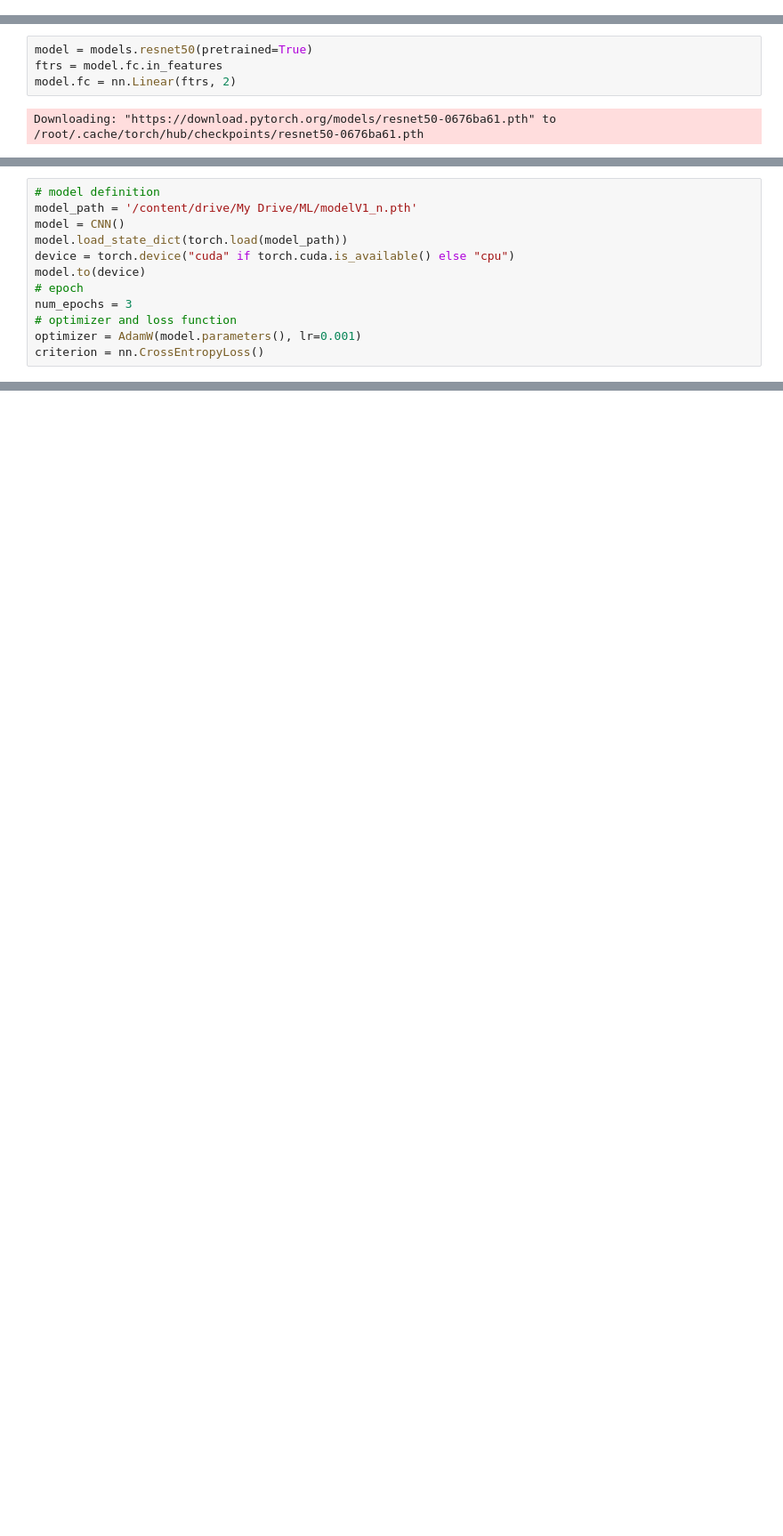
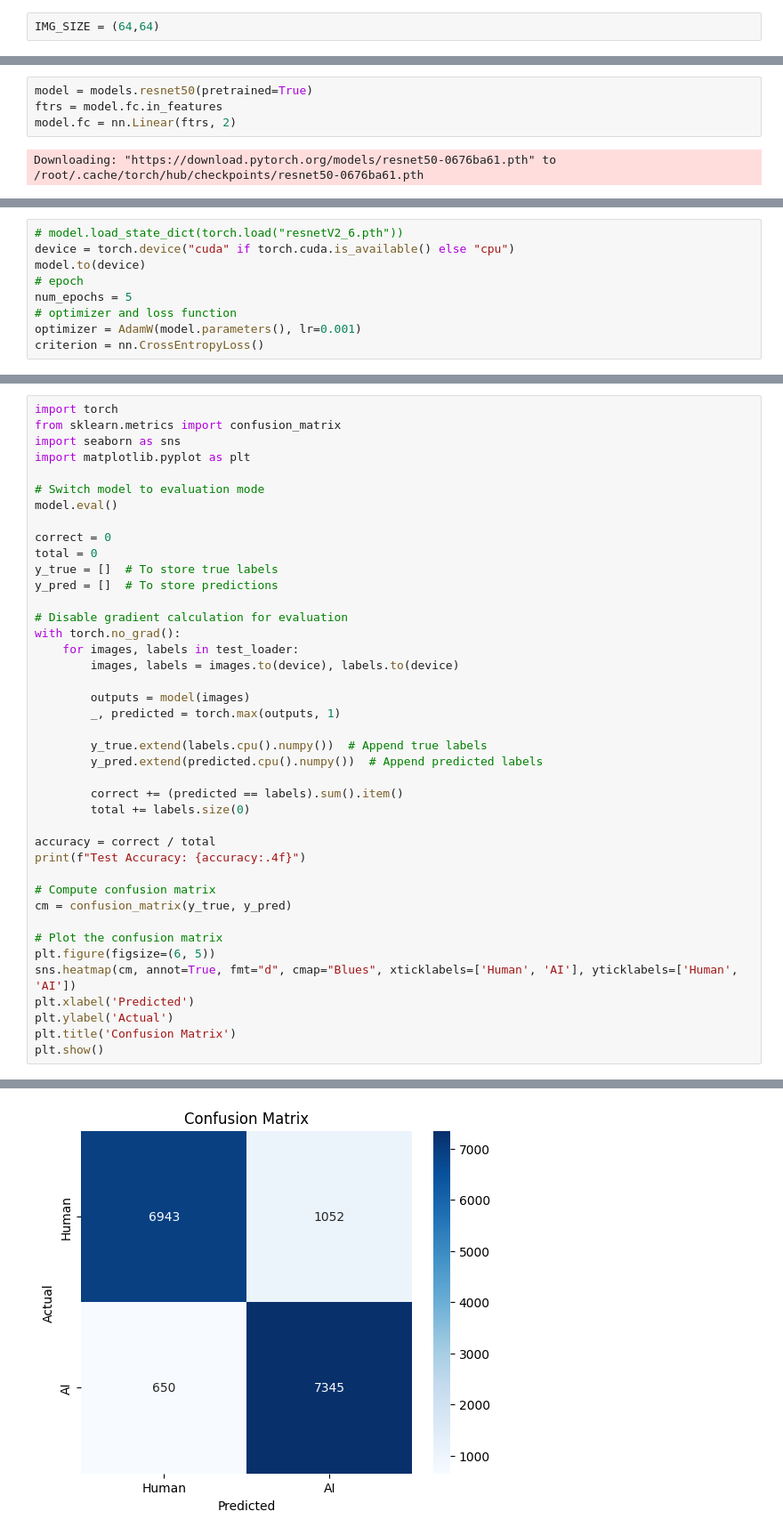
Before and after one commit to Khoawawa/ArtDetective, a Jupyter notebook: CNN.ipynb, the cells around one changed output, grey strips where cells are left out. Shown at 89% size. Cells and saved outputs as stored; diff of their text form; blank space fills up the shorter version.

Commit message:
Upload Drive's Content

```diff
--- a/CNN.ipynb
+++ b/CNN.ipynb
@@ -78,3 +99,5 @@ IMG_SIZE = (224,224)
+# %%
+IMG_SIZE = (64,64)
 # %%
 train_transform = T.Compose([
     T.Resize(IMG_SIZE, interpolation=InterpolationMode.BICUBIC),
@@ -168,12 +166,9 @@ Downloading: "https://download.pytorch.org/models/resnet50-0676ba61.pth" to /roo
 # %%
-# model definition
-model_path = '/content/drive/My Drive/ML/modelV1_n.pth'
-model = CNN()
-model.load_state_dict(torch.load(model_path))
+# model.load_state_dict(torch.load("resnetV2_6.pth"))
 device = torch.device("cuda" if torch.cuda.is_available() else "cpu")
 model.to(device)
 # epoch
-num_epochs = 3
+num_epochs = 5
 # optimizer and loss function
 optimizer = AdamW(model.parameters(), lr=0.001)
 criterion = nn.CrossEntropyLoss()
@@ -236,0 +241,42 @@ print(f"Test Accuracy: {accuracy:.4f}")
+# %%
+import torch
+from sklearn.metrics import confusion_matrix
+import seaborn as sns
+import matplotlib.pyplot as plt
+
+# Switch model to evaluation mode
+model.eval()
+
+correct = 0
+total = 0
+y_true = []  # To store true labels
+y_pred = []  # To store predictions
+
+# Disable gradient calculation for evaluation
+with torch.no_grad():
+    for images, labels in test_loader:
+        images, labels = images.to(device), labels.to(device)
+
+        outputs = model(images)
+        _, predicted = torch.max(outputs, 1)
+
+        y_true.extend(labels.cpu().numpy())  # Append true labels
+        y_pred.extend(predicted.cpu().numpy())  # Append predicted labels
+
+        correct += (predicted == labels).sum().item()
+        total += labels.size(0)
+
+accuracy = correct / total
+print(f"Test Accuracy: {accuracy:.4f}")
+
+# Compute confusion matrix
+cm = confusion_matrix(y_true, y_pred)
+
+# Plot the confusion matrix
+plt.figure(figsize=(6, 5))
+sns.heatmap(cm, annot=True, fmt="d", cmap="Blues", xticklabels=['Human', 'AI'], yticklabels=['Human', 'AI'])
+plt.xlabel('Predicted')
+plt.ylabel('Actual')
+plt.title('Confusion Matrix')
+plt.show()
+# %% [output]
@@ -236,0 +284 @@ print(f"Test Accuracy: {accuracy:.4f}")
+[figure, added]
```
Also changed, not shown: parts of 24 cells of this notebook, 19 other files.
